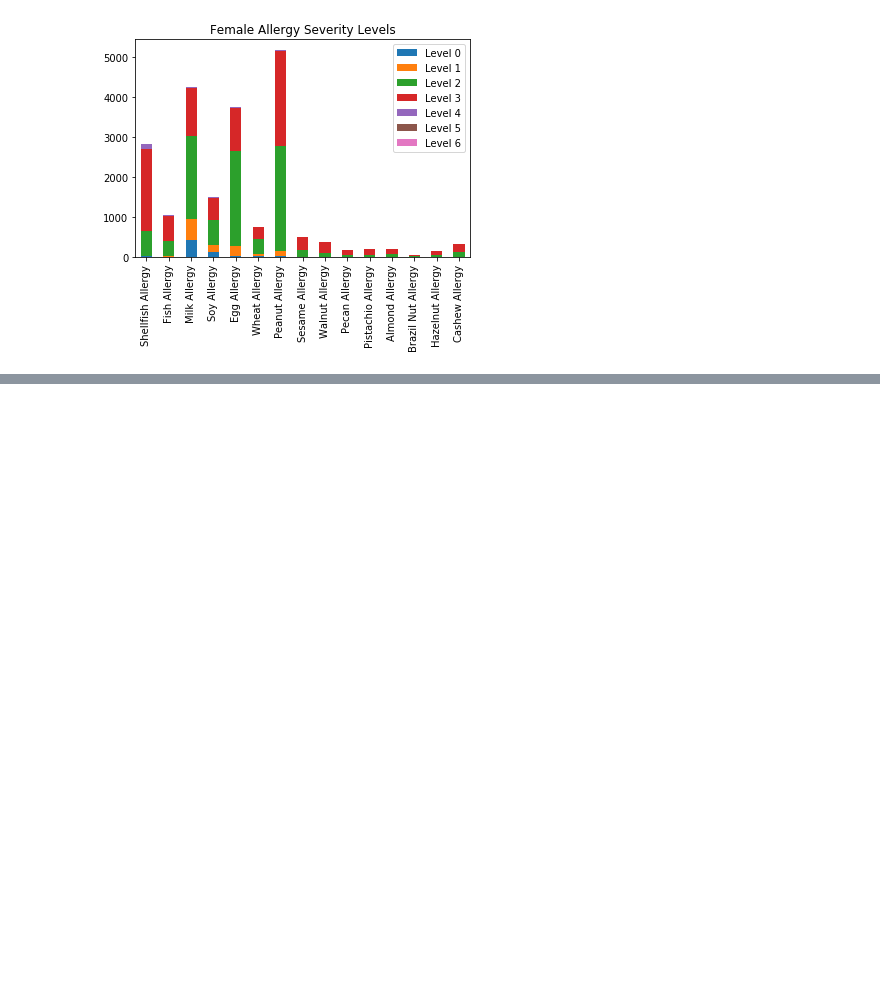
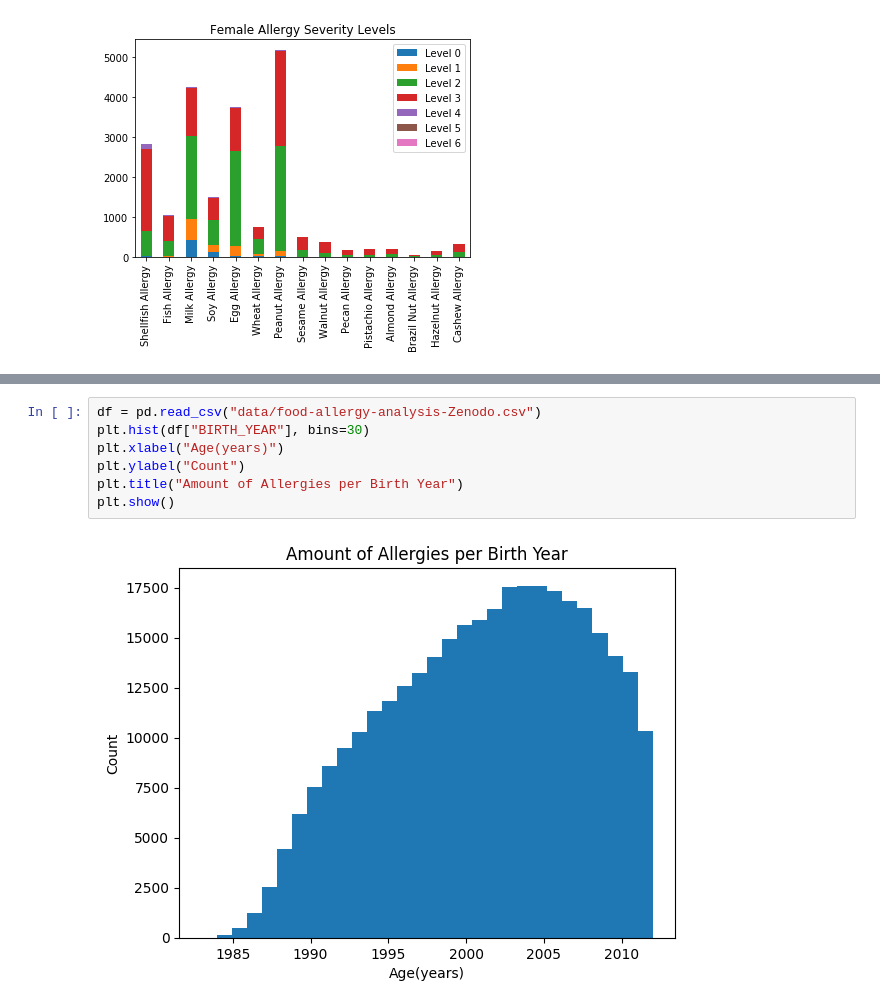
Before and after one commit to rbeebe1/project_01_group_01, a Jupyter notebook: Allergen Analysis.ipynb, the cells around one changed output, grey strips where cells are left out. Drawn from its saved outputs; the diff is of its cells as text; blank space fills up the shorter version.

```diff
--- a/Allergen Analysis.ipynb
+++ b/Allergen Analysis.ipynb
@@ -248,0 +269,9 @@ plt.legend(labels = labels)
+# %%
+df = pd.read_csv("data/food-allergy-analysis-Zenodo.csv")
+plt.hist(df["BIRTH_YEAR"], bins=30)
+plt.xlabel("Age(years)")
+plt.ylabel("Count")
+plt.title("Amount of Allergies per Birth Year")
+plt.show()
+# %% [output]
+[figure, added]
```
Also changed, not shown: parts of 2 cells of this notebook.
